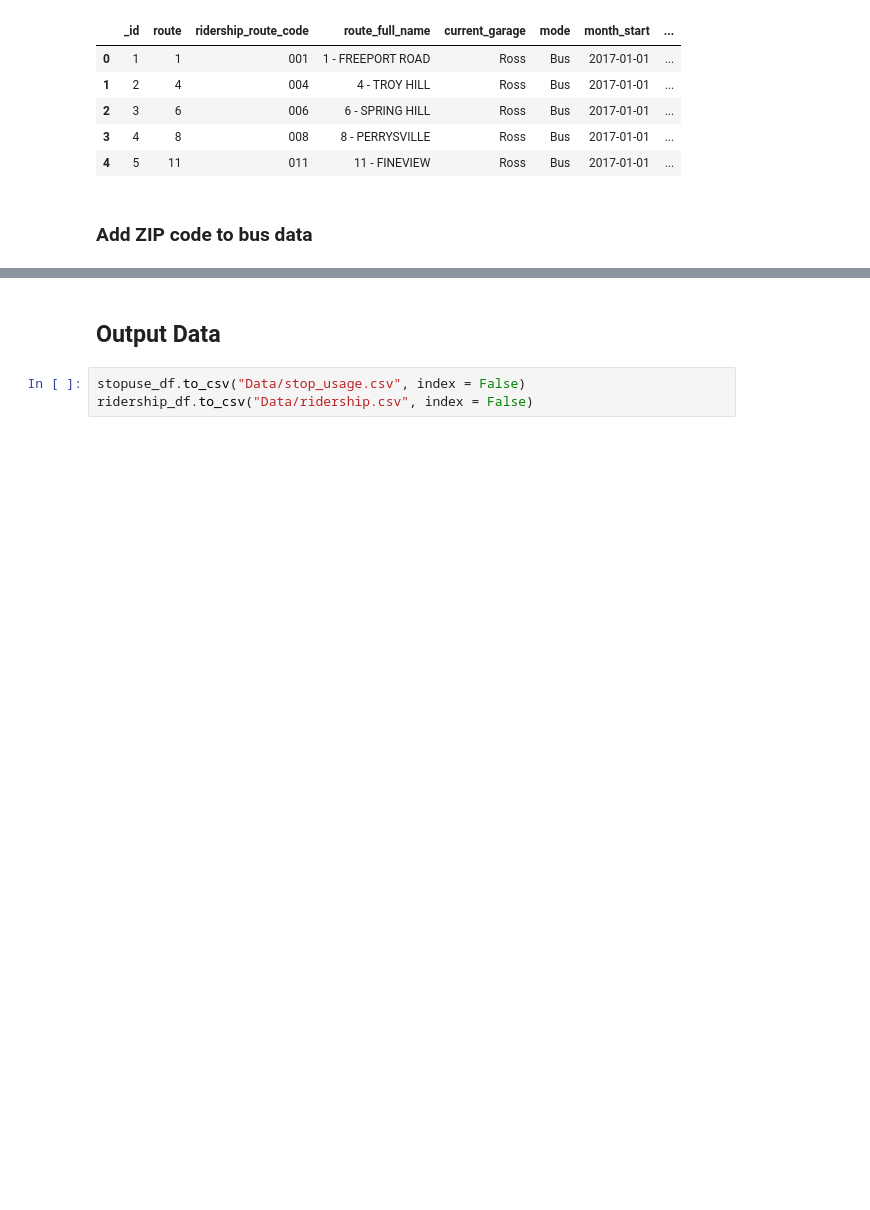
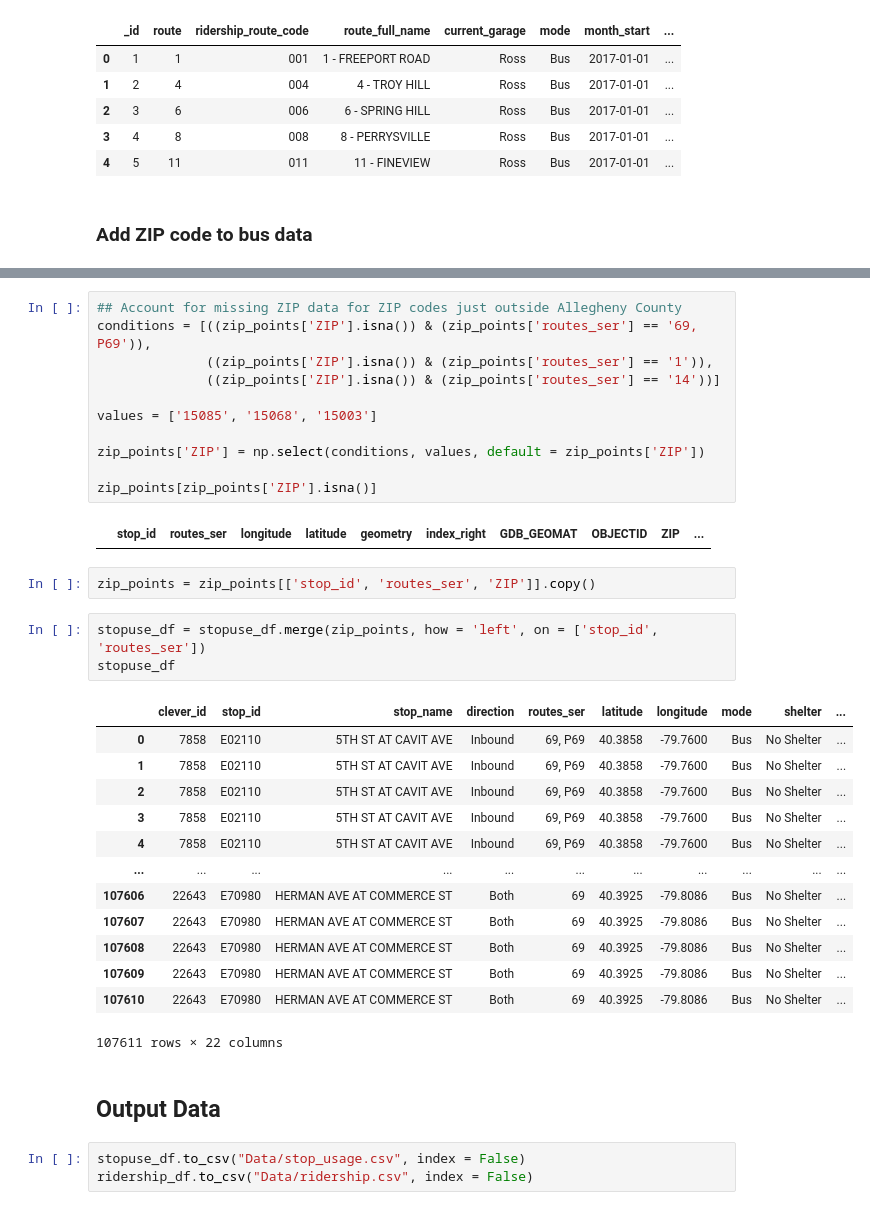
Before and after one commit to KateMunkacsy/90803ML-FinalProject, a Jupyter notebook: initial_data_import.ipynb, the cells around one changed output, grey strips where cells are left out. Saved outputs shown, nothing was run; the diff lists cells and outputs as text; blank space fills up the shorter version.

```diff
--- a/initial_data_import.ipynb
+++ b/initial_data_import.ipynb
@@ -191,3 +259,35 @@ ridership_df.head()
+# %%
+## Account for missing ZIP data for ZIP codes just outside Allegheny County
+conditions = [((zip_points['ZIP'].isna()) & (zip_points['routes_ser'] == '69, P69')),
+              ((zip_points['ZIP'].isna()) & (zip_points['routes_ser'] == '1')),
+              ((zip_points['ZIP'].isna()) & (zip_points['routes_ser'] == '14'))]
+
+values = ['15085', '15068', '15003']
+
+zip_points['ZIP'] = np.select(conditions, values, default = zip_points['ZIP'])
+
+zip_points[zip_points['ZIP'].isna()]
+# %% [output]
+|  | stop_id | routes_ser | longitude | latitude | geometry | index_right | GDB_GEOMAT | OBJECTID | ZIP | ... |
+# %%
+zip_points = zip_points[['stop_id', 'routes_ser', 'ZIP']].copy()
+# %%
+stopuse_df = stopuse_df.merge(zip_points, how = 'left', on = ['stop_id', 'routes_ser'])
+stopuse_df
+# %% [output]
+|  | clever_id | stop_id | stop_name | direction | routes_ser | latitude | longitude | mode | shelter | ... |
+| 0 | 7858 | E02110 | 5TH ST AT CAVIT AVE | Inbound | 69, P69 | 40.3858 | -79.7600 | Bus | No Shelter | ... |
+| 1 | 7858 | E02110 | 5TH ST AT CAVIT AVE | Inbound | 69, P69 | 40.3858 | -79.7600 | Bus | No Shelter | ... |
+| 2 | 7858 | E02110 | 5TH ST AT CAVIT AVE | Inbound | 69, P69 | 40.3858 | -79.7600 | Bus | No Shelter | ... |
+| 3 | 7858 | E02110 | 5TH ST AT CAVIT AVE | Inbound | 69, P69 | 40.3858 | -79.7600 | Bus | No Shelter | ... |
+| 4 | 7858 | E02110 | 5TH ST AT CAVIT AVE | Inbound | 69, P69 | 40.3858 | -79.7600 | Bus | No Shelter | ... |
+| ... | ... | ... | ... | ... | ... | ... | ... | ... | ... | ... |
+| 107606 | 22643 | E70980 | HERMAN AVE AT COMMERCE ST | Both | 69 | 40.3925 | -79.8086 | Bus | No Shelter | ... |
+| 107607 | 22643 | E70980 | HERMAN AVE AT COMMERCE ST | Both | 69 | 40.3925 | -79.8086 | Bus | No Shelter | ... |
+| 107608 | 22643 | E70980 | HERMAN AVE AT COMMERCE ST | Both | 69 | 40.3925 | -79.8086 | Bus | No Shelter | ... |
+| 107609 | 22643 | E70980 | HERMAN AVE AT COMMERCE ST | Both | 69 | 40.3925 | -79.8086 | Bus | No Shelter | ... |
+| 107610 | 22643 | E70980 | HERMAN AVE AT COMMERCE ST | Both | 69 | 40.3925 | -79.8086 | Bus | No Shelter | ... |
+107611 rows × 22 columns
 # %% [markdown]
 ## Output Data
 # %%
```
Also changed, not shown: parts of 4 cells of this notebook, 6 other files.
